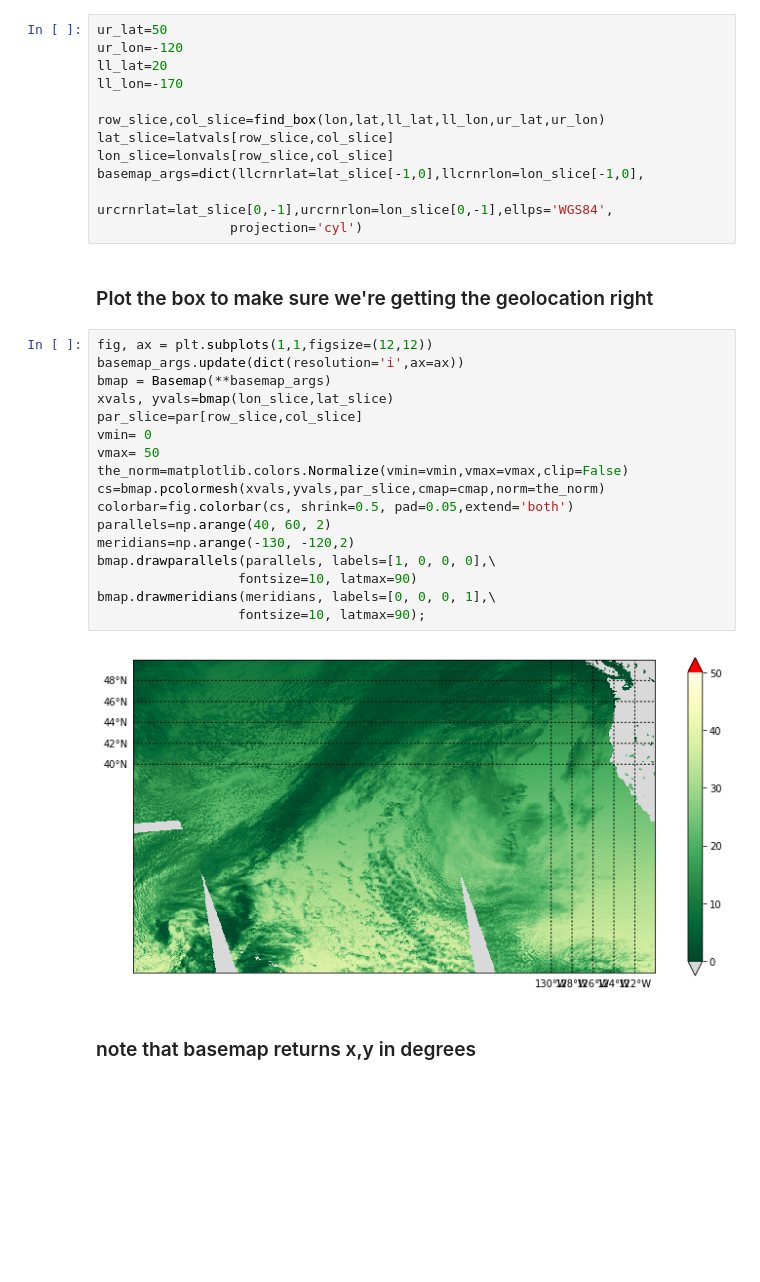
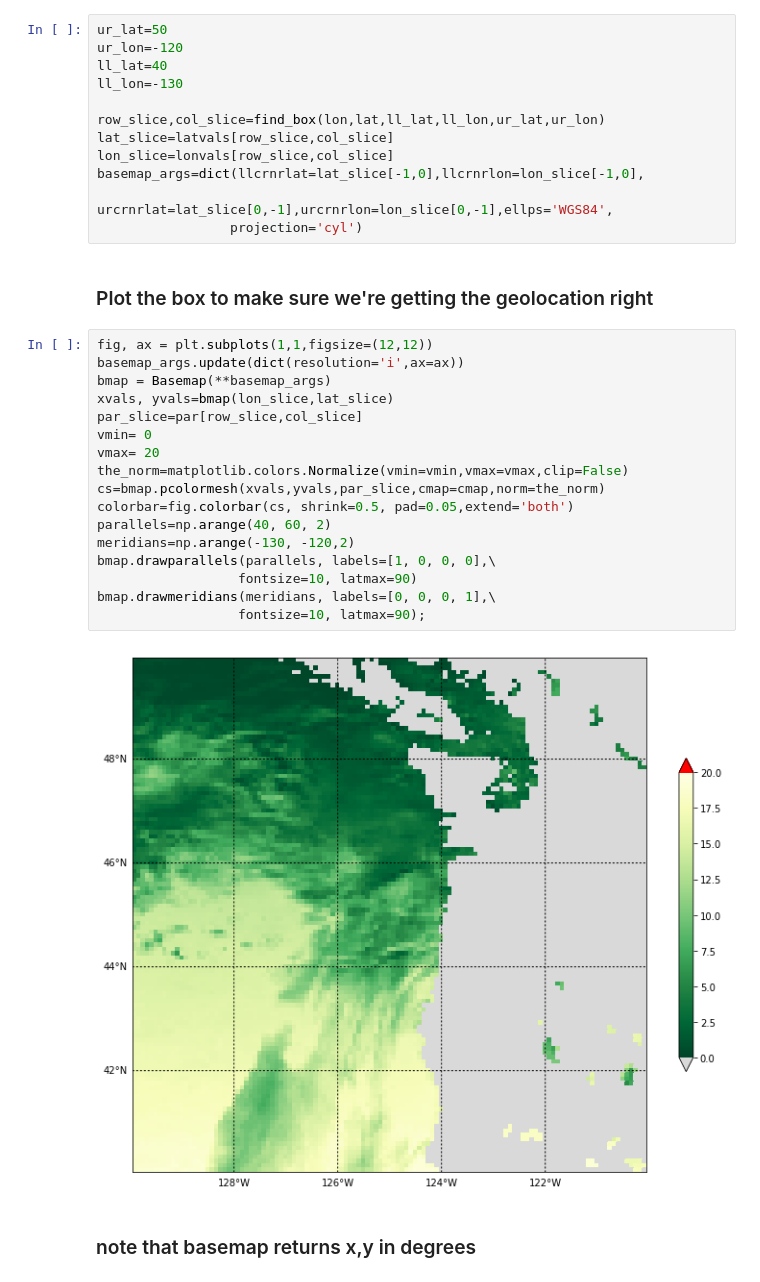
Before and after one commit to phaustin/e582, a Jupyter notebook: notebooks/zoom_netcdf.ipynb, the cells around one changed output. Saved outputs shown, nothing was run; the diff lists cells and outputs as text; blank space fills up the shorter version.

```diff
--- a/notebooks/zoom_netcdf.ipynb
+++ b/notebooks/zoom_netcdf.ipynb
@@ -119,8 +119,8 @@ def find_box(lon,lat,ll_lat,ll_lon,ur_lat,ur_lon):
 # %%
 ur_lat=50
 ur_lon=-120
-ll_lat=20
-ll_lon=-170
+ll_lat=40
+ll_lon=-130
 
 row_slice,col_slice=find_box(lon,lat,ll_lat,ll_lon,ur_lat,ur_lon)
 lat_slice=latvals[row_slice,col_slice]
@@ -133,22 +133,22 @@ basemap_args=dict(llcrnrlat=lat_slice[-1,0],llcrnrlon=lon_slice[-1,0],
 # %%
 fig, ax = plt.subplots(1,1,figsize=(12,12))
 basemap_args.update(dict(resolution='i',ax=ax))
 bmap = Basemap(**basemap_args)
 xvals, yvals=bmap(lon_slice,lat_slice)
 par_slice=par[row_slice,col_slice]
 vmin= 0
-vmax= 50
+vmax= 20
 the_norm=matplotlib.colors.Normalize(vmin=vmin,vmax=vmax,clip=False)
 cs=bmap.pcolormesh(xvals,yvals,par_slice,cmap=cmap,norm=the_norm)
 colorbar=fig.colorbar(cs, shrink=0.5, pad=0.05,extend='both')
 parallels=np.arange(40, 60, 2)
 meridians=np.arange(-130, -120,2)
 bmap.drawparallels(parallels, labels=[1, 0, 0, 0],\
                   fontsize=10, latmax=90)
 bmap.drawmeridians(meridians, labels=[0, 0, 0, 1],\
                   fontsize=10, latmax=90);
 # %% [output]
-[figure, old version]
+[figure, new version]
 # %% [markdown]
 ### note that basemap returns x,y in degrees
 # %%
```
Also changed, not shown: parts of 8 cells of this notebook, 2 other files.
